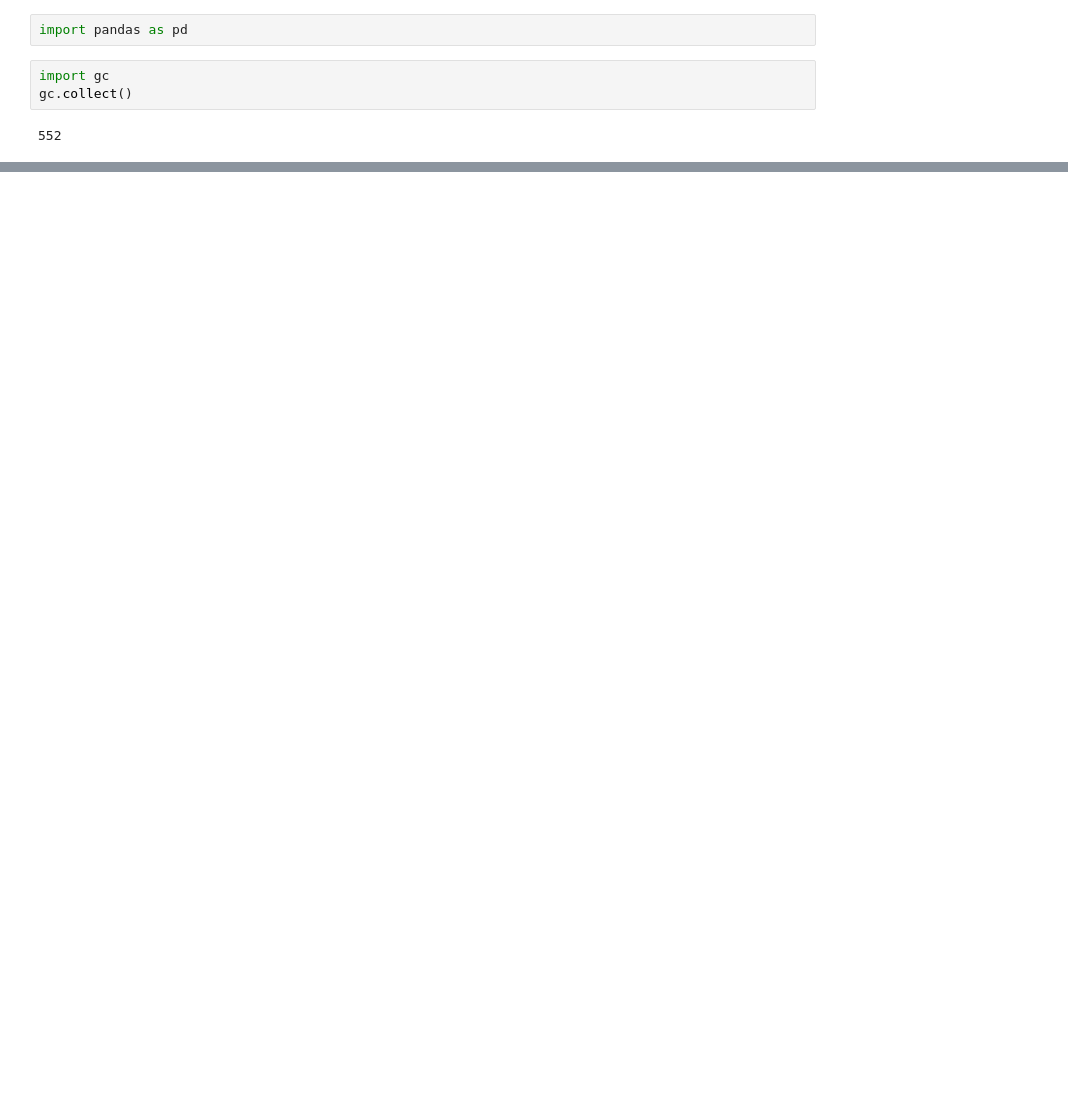
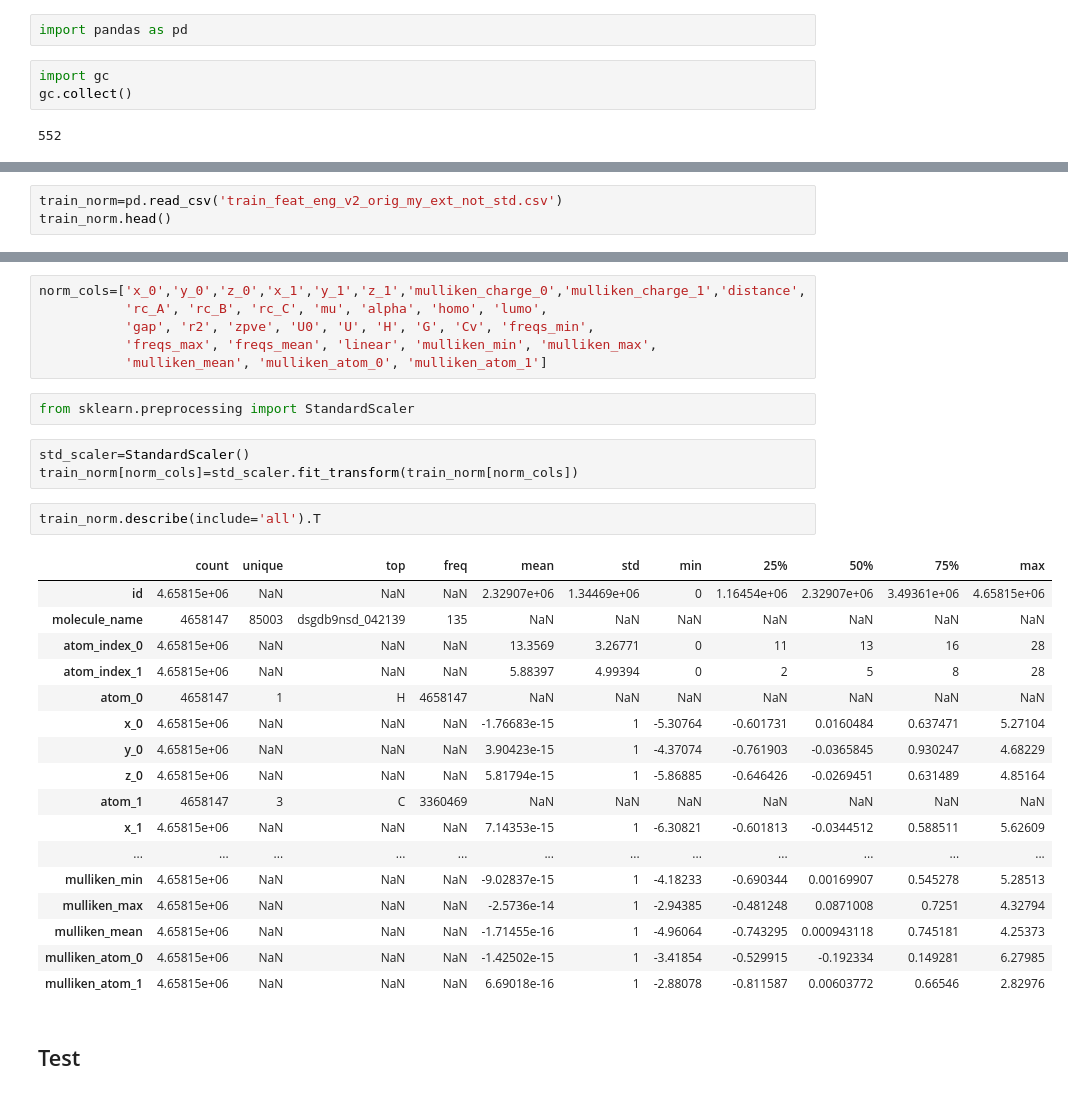
Before and after one commit to siddharth-ncl-work/kaggle_predicting_molecular_properties, a Jupyter notebook: kaggle_combined_features.ipynb, the cells around one changed output, grey strips where cells are left out. Cells and saved outputs as stored; diff of their text form; blank space fills up the shorter version.

```diff
--- a/kaggle_combined_features.ipynb
+++ b/kaggle_combined_features.ipynb
@@ -134,0 +184,3 @@ test_v2.to_csv('test_feat_eng_v2_with_bonds.csv',index=False)
+# %%
+train_norm=pd.read_csv('train_feat_eng_v2_orig_my_ext_not_std.csv')
+train_norm.head()
@@ -134,0 +232,33 @@ test_v2.to_csv('test_feat_eng_v2_with_bonds.csv',index=False)
+# %%
+norm_cols=['x_0','y_0','z_0','x_1','y_1','z_1','mulliken_charge_0','mulliken_charge_1','distance',
+           'rc_A', 'rc_B', 'rc_C', 'mu', 'alpha', 'homo', 'lumo',
+           'gap', 'r2', 'zpve', 'U0', 'U', 'H', 'G', 'Cv', 'freqs_min',
+           'freqs_max', 'freqs_mean', 'linear', 'mulliken_min', 'mulliken_max',
+           'mulliken_mean', 'mulliken_atom_0', 'mulliken_atom_1']
+# %%
+from sklearn.preprocessing import StandardScaler
+# %%
+std_scaler=StandardScaler()
+train_norm[norm_cols]=std_scaler.fit_transform(train_norm[norm_cols])
+# %%
+train_norm.describe(include='all').T
+# %% [output]
+|  | count | unique | top | freq | mean | std | min | 25% | 50% | 75% | max |
+| id | 4.65815e+06 | NaN | NaN | NaN | 2.32907e+06 | 1.34469e+06 | 0 | 1.16454e+06 | 2.32907e+06 | 3.49361e+06 | 4.65815e+06 |
+| molecule_name | 4658147 | 85003 | dsgdb9nsd_042139 | 135 | NaN | NaN | NaN | NaN | NaN | NaN | NaN |
+| atom_index_0 | 4.65815e+06 | NaN | NaN | NaN | 13.3569 | 3.26771 | 0 | 11 | 13 | 16 | 28 |
+| atom_index_1 | 4.65815e+06 | NaN | NaN | NaN | 5.88397 | 4.99394 | 0 | 2 | 5 | 8 | 28 |
+| atom_0 | 4658147 | 1 | H | 4658147 | NaN | NaN | NaN | NaN | NaN | NaN | NaN |
+| x_0 | 4.65815e+06 | NaN | NaN | NaN | -1.76683e-15 | 1 | -5.30764 | -0.601731 | 0.0160484 | 0.637471 | 5.27104 |
+| y_0 | 4.65815e+06 | NaN | NaN | NaN | 3.90423e-15 | 1 | -4.37074 | -0.761903 | -0.0365845 | 0.930247 | 4.68229 |
+| z_0 | 4.65815e+06 | NaN | NaN | NaN | 5.81794e-15 | 1 | -5.86885 | -0.646426 | -0.0269451 | 0.631489 | 4.85164 |
+| atom_1 | 4658147 | 3 | C | 3360469 | NaN | NaN | NaN | NaN | NaN | NaN | NaN |
+| x_1 | 4.65815e+06 | NaN | NaN | NaN | 7.14353e-15 | 1 | -6.30821 | -0.601813 | -0.0344512 | 0.588511 | 5.62609 |
+| ... | ... | ... | ... | ... | ... | ... | ... | ... | ... | ... | ... |
+| mulliken_min | 4.65815e+06 | NaN | NaN | NaN | -9.02837e-15 | 1 | -4.18233 | -0.690344 | 0.00169907 | 0.545278 | 5.28513 |
+| mulliken_max | 4.65815e+06 | NaN | NaN | NaN | -2.5736e-14 | 1 | -2.94385 | -0.481248 | 0.0871008 | 0.7251 | 4.32794 |
+| mulliken_mean | 4.65815e+06 | NaN | NaN | NaN | -1.71455e-16 | 1 | -4.96064 | -0.743295 | 0.000943118 | 0.745181 | 4.25373 |
+| mulliken_atom_0 | 4.65815e+06 | NaN | NaN | NaN | -1.42502e-15 | 1 | -3.41854 | -0.529915 | -0.192334 | 0.149281 | 6.27985 |
+| mulliken_atom_1 | 4.65815e+06 | NaN | NaN | NaN | 6.69018e-16 | 1 | -2.88078 | -0.811587 | 0.00603772 | 0.66546 | 2.82976 |
+# %% [markdown]
+## Test
```
Also changed, not shown: parts of 60 cells of this notebook.
